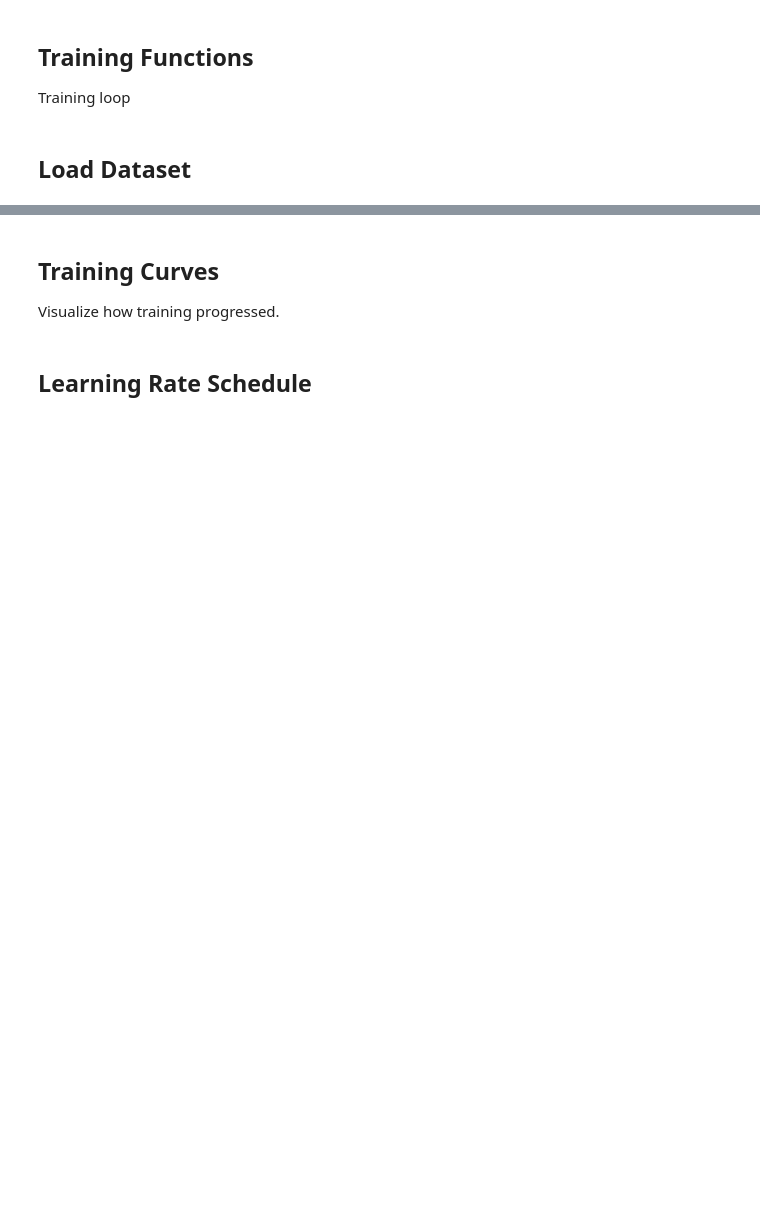
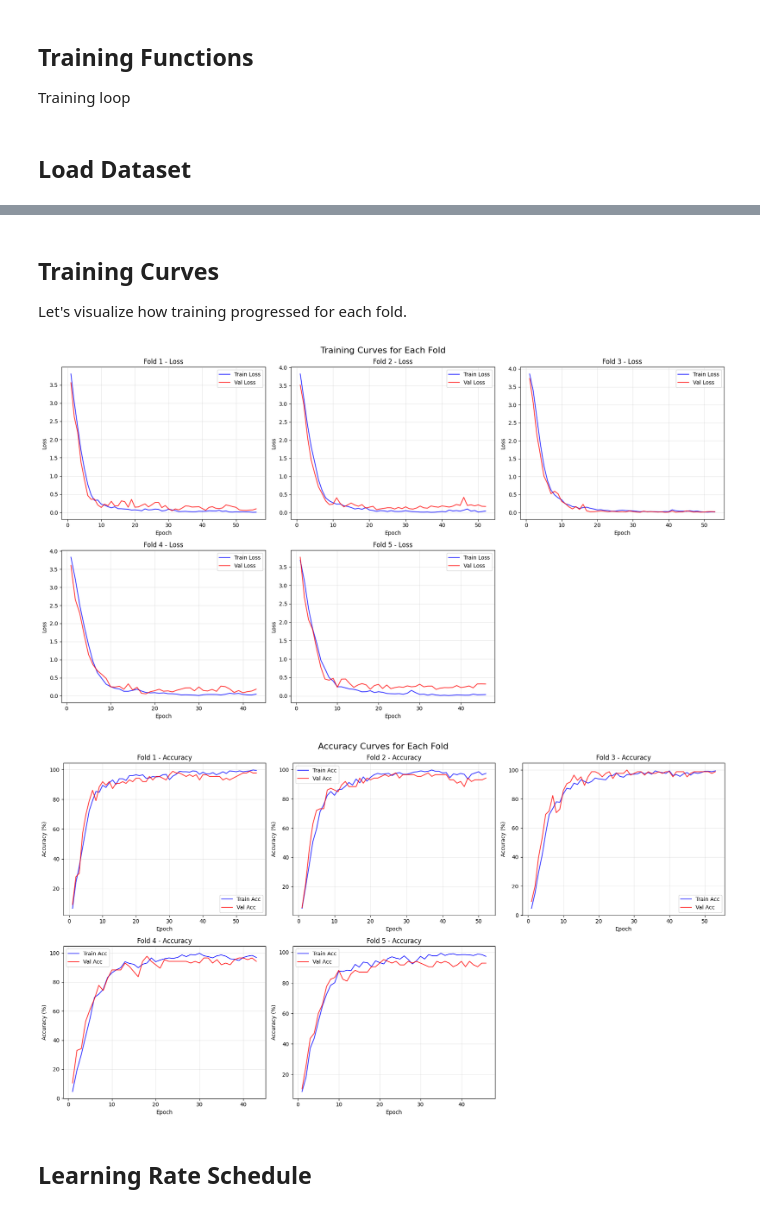
Before and after one commit to amgiovenco/SharkMQP26, a Jupyter notebook: models/cnn/train_efficientnetb0.ipynb, the cells around one changed output, grey strips where cells are left out. Saved outputs shown, nothing was run; the diff lists cells and outputs as text; code cells hidden in the pictures; blank space fills up the shorter version.

```diff
--- a/models/cnn/train_efficientnetb0.ipynb
+++ b/models/cnn/train_efficientnetb0.ipynb
@@ -130,7 +133,7 @@ class FocalLoss(nn.Module):
 
 Training loop
 # %%
-def train_epoch(model, loader, criterion, optimizer, device):
+def train_epoch(model, loader, criterion, optimizer, device, use_mixup=False):
     model.train()
     running_loss = 0.0
     correct = 0
@@ -218,0 +189,13 @@ Train model on train set with validation
+# %%
+# load the training data
+train_transform = get_transforms(is_training=True)
+full_dataset = datasets.ImageFolder(DATASET_DIR / 'train', transform=train_transform)
+
+# get labels for stratified splitting
+labels = [label for _, label in full_dataset]
+num_classes = len(full_dataset.classes)
+class_names = full_dataset.classes
+
+print(f"Dataset: {len(full_dataset)} samples")
+print(f"Number of classes: {num_classes}")
+print(f"Class names: {class_names[:5]}... (showing first 5)")
@@ -340,33 +401,57 @@ print(f"Total samples: {len(all_labels)}")
 # %% [markdown]
 ## Training Curves
 
-Visualize how training progressed.
+Let's visualize how training progressed for each fold.
 # %%
-fig, axes = plt.subplots(1, 2, figsize=(15, 5))
+fig, axes = plt.subplots(2, 3, figsize=(18, 10))
+fig.suptitle('Training Curves for Each Fold', fontsize=16)
 
-epochs = range(1, len(history['train_loss']) + 1)
+# plot loss curves
+for fold_idx, history in enumerate(all_histories):
+    ax = axes[0, fold_idx % 3] if fold_idx < 3 else axes[1, fold_idx % 3]
 
-# Loss curves
-axes[0].plot(epochs, history['train_loss'], 'b-', label='Train Loss', alpha=0.8)
-axes[0].plot(epochs, history['val_loss'], 'r-', label='Val Loss', alpha=0.8)
-axes[0].set_xlabel('Epoch')
-axes[0].set_ylabel('Loss')
-axes[0].set_title('Training and Validation Loss')
-axes[0].legend()
-axes[0].grid(True, alpha=0.3)
+    epochs = range(1, len(history['train_loss']) + 1)
+    ax.plot(epochs, history['train_loss'], 'b-', label='Train Loss', alpha=0.8)
+    ax.plot(epochs, history['val_loss'], 'r-', label='Val Loss', alpha=0.8)
+    ax.set_xlabel('Epoch')
+    ax.set_ylabel('Loss')
+    ax.set_title(f'Fold {fold_idx + 1} - Loss')
+    ax.legend()
+    ax.grid(True, alpha=0.3)
 
-# Accuracy curves
-axes[1].plot(epochs, history['train_acc'], 'b-', label='Train Acc', alpha=0.8)
-axes[1].plot(epochs, history['val_acc'], 'r-', label='Val Acc', alpha=0.8)
-axes[1].set_xlabel('Epoch')
-axes[1].set_ylabel('Accuracy (%)')
-axes[1].set_title('Training and Validation Accuracy')
-axes[1].legend()
-axes[1].grid(True, alpha=0.3)
+# remove extra subplot
+if N_FOLDS == 5:
+    fig.delaxes(axes[1, 2])
 
 plt.tight_layout()
-plt.savefig('training_curves.png', dpi=150, bbox_inches='tight')
+plt.savefig('training_loss_curves.png', dpi=150, bbox_inches='tight')
 plt.show()
+
+# plot accuracy curves
+fig, axes = plt.subplots(2, 3, figsize=(18, 10))
+fig.suptitle('Accuracy Curves for Each Fold', fontsize=16)
+
+for fold_idx, history in enumerate(all_histories):
+    ax = axes[0, fold_idx % 3] if fold_idx < 3 else axes[1, fold_idx % 3]
+
+    epochs = range(1, len(history['train_acc']) + 1)
+    ax.plot(epochs, history['train_acc'], 'b-', label='Train Acc', alpha=0.8)
+    ax.plot(epochs, history['val_acc'], 'r-', label='Val Acc', alpha=0.8)
+    ax.set_xlabel('Epoch')
+    ax.set_ylabel('Accuracy (%)')
+    ax.set_title(f'Fold {fold_idx + 1} - Accuracy')
+    ax.legend()
+    ax.grid(True, alpha=0.3)
+
+if N_FOLDS == 5:
+    fig.delaxes(axes[1, 2])
+
+plt.tight_layout()
+plt.savefig('training_accuracy_curves.png', dpi=150, bbox_inches='tight')
+plt.show()
+# %% [output]
+[figure, added]
+[figure, added]
 # %% [markdown]
 ## Learning Rate Schedule
 # %%
```
Also changed, not shown: parts of 25 cells of this notebook, 3 other files.
